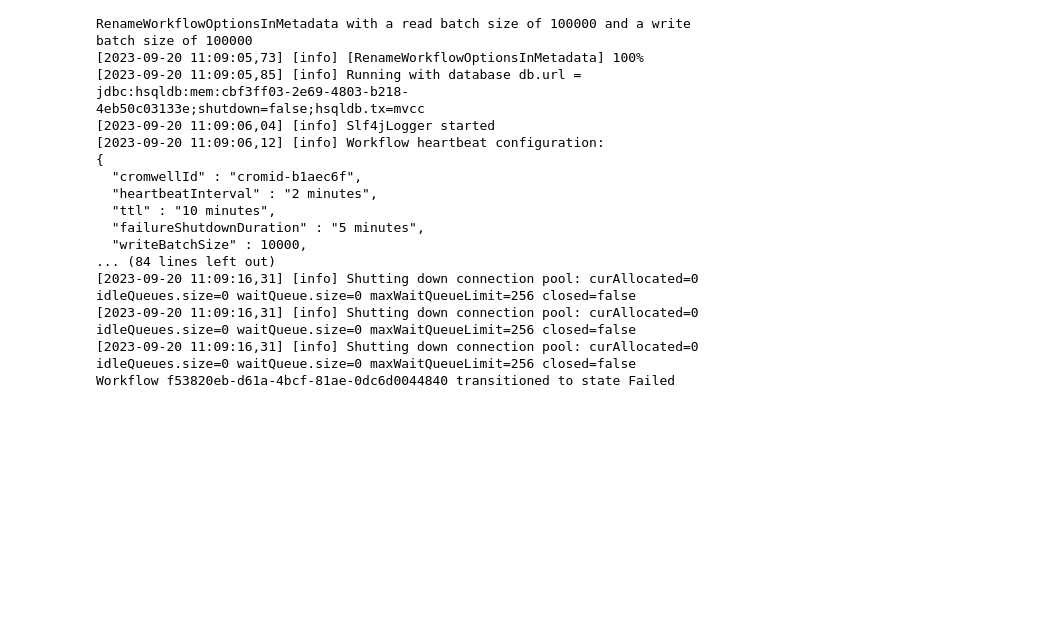
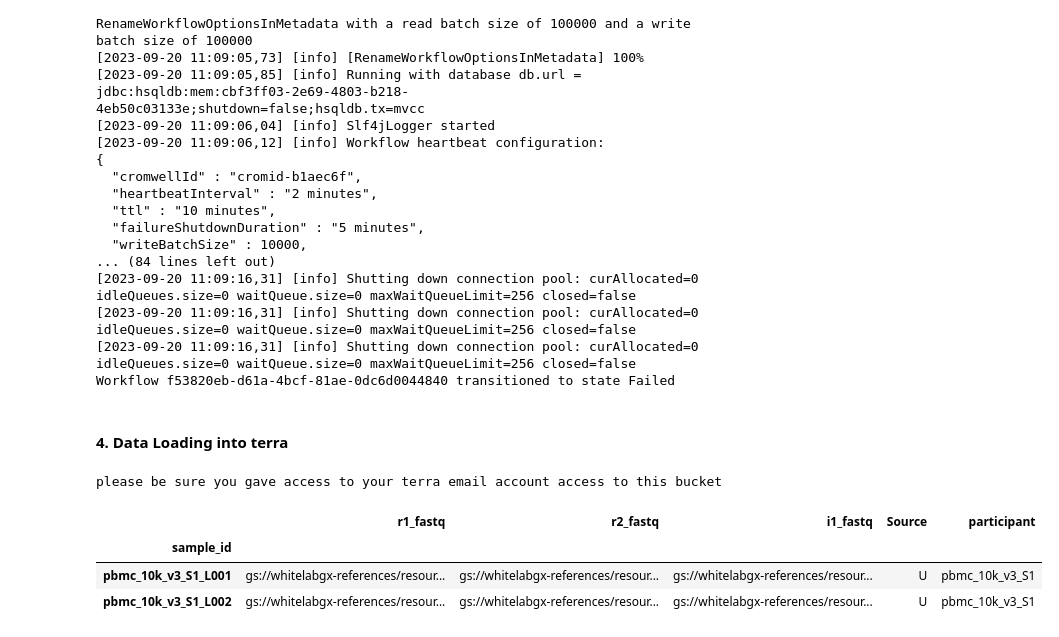
Before and after one commit to WhiteLabGenomics/terraPipelines, a Jupyter notebook: notebook/optimus_implement.ipynb, the cells around one changed output. Drawn from its saved outputs; the diff is of its cells as text; code cells hidden in the pictures; blank space fills up the shorter version.

Commit message:
add upload utilisation

```diff
--- a/notebook/optimus_implement.ipynb
+++ b/notebook/optimus_implement.ipynb
@@ -189,3 +189,5 @@ Workflow bb42d86f-4211-4639-a37f-a1e61feb3d53 transitioned to state Failed
 [2023-09-20 11:09:16,31] [info] Shutting down connection pool: curAllocated=0 idleQueues.size=0 waitQueue.size=0 maxWaitQueueLimit=256 closed=false
 [2023-09-20 11:09:16,31] [info] Shutting down connection pool: curAllocated=0 idleQueues.size=0 waitQueue.size=0 maxWaitQueueLimit=256 closed=false
 Workflow f53820eb-d61a-4bcf-81ae-0dc6d0044840 transitioned to state Failed
+# %% [markdown]
+#### 4. Data Loading into terra
@@ -191,0 +199,21 @@ Workflow f53820eb-d61a-4bcf-81ae-0dc6d0044840 transitioned to state Failed
+# %%
+# Variables definition
+GCP_BUCKET="gs://whitelabgx-references"
+GCP_FOLDER_NAME="resources/pbmc_10k_10X_v3"
+TERRA_WS = 'whitelabgx/scRNAseq'
+PROJECT="optimus_V6.0.0_wlg"
+# %%
+# Uploaded samples in google bucket associated with terra workspace
+terra.uploadFromFolder_10x(GCP_BUCKET + '/' + GCP_FOLDER_NAME + '/',
+                           TERRA_WS,
+                           samplesetname=PROJECT,
+                           fformat="fastqR1R2",
+                           sep='_00|_00',
+                           loc =0,
+                           test=True) # test=True to test the function after upload successfully of the files to terra
+# %% [output]
+please be sure you gave access to your terra email account access to this bucket
+|  | r1_fastq | r2_fastq | i1_fastq | Source | participant |
+| sample_id |  |  |  |  |  |
+| pbmc_10k_v3_S1_L001 | gs://whitelabgx-references/resour... | gs://whitelabgx-references/resour... | gs://whitelabgx-references/resour... | U | pbmc_10k_v3_S1 |
+| pbmc_10k_v3_S1_L002 | gs://whitelabgx-references/resour... | gs://whitelabgx-references/resour... | gs://whitelabgx-references/resour... | U | pbmc_10k_v3_S1 |
```
Also changed, not shown: parts of 2 cells of this notebook.
